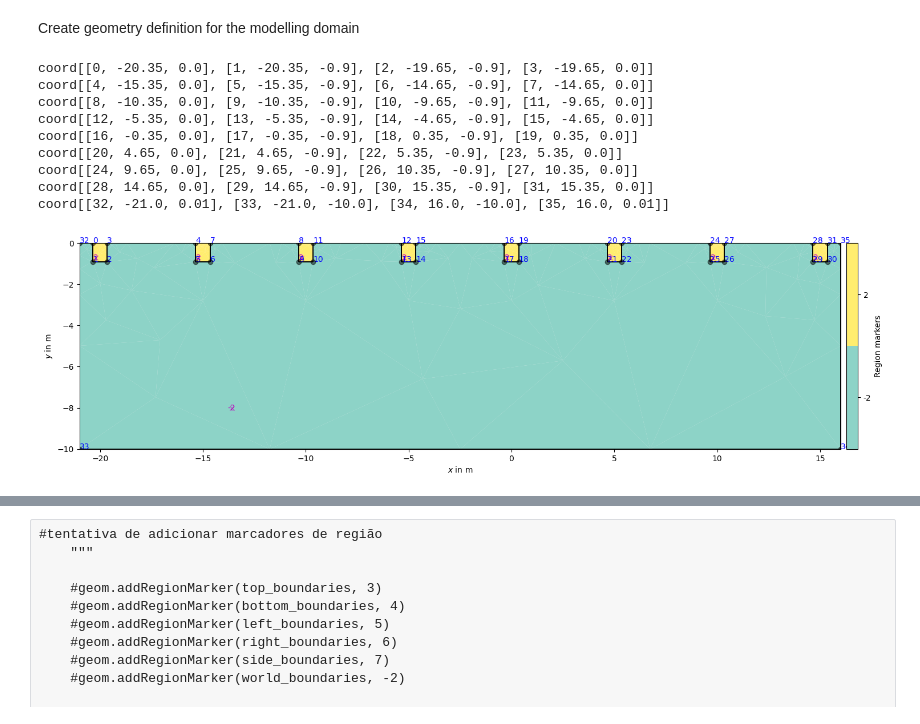
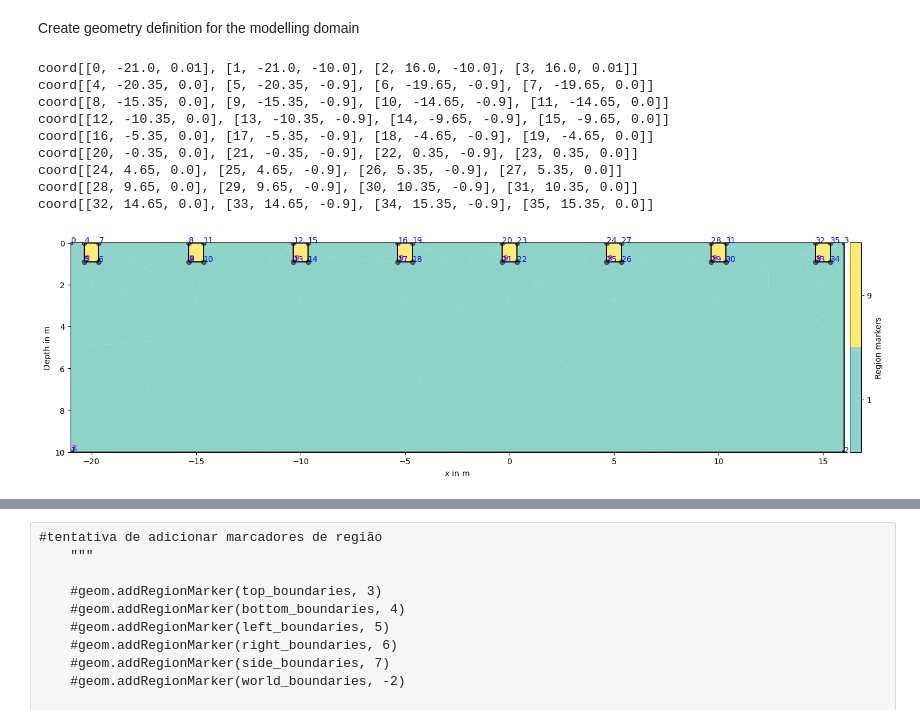
Before and after one commit to guiguilhermegui/TF, a Jupyter notebook: modelo_tf.ipynb, the cells around one changed output, grey strips where cells are left out. Cells and saved outputs as stored; diff of their text form; code cells hidden in the pictures.

```diff
--- a/modelo_tf.ipynb
+++ b/modelo_tf.ipynb
@@ -107,43 +117,41 @@ from pygimli.physics import ERTManager
 # %%
 # Create a 2D world box
-world = mt.createRectangle(start=[box_esq, box_top], end=[box_dir, box_bottom], marker=-2)
+world = mt.createWorld(start=[box_esq, box_top], end=[box_dir, box_bottom], WorldMarker=True,) #layers=[-2,-8])
 
 # Create boreholes
 poco = []
 for pos in bores:
-    i = 2
-    poco.append(mt.createRectangle(start=[pos - raio_poco, altura_poco], end=[pos + raio_poco,prof_poco], marker=i))
-    i += 1
+    poco.append(mt.createRectangle(start=[pos - raio_poco, altura_poco], end=[pos + raio_poco,prof_poco], marker=9))
 boreholes = poco[0]
 for borehole in poco[1:]:
     boreholes = boreholes + borehole
 
 
 # Create geometry of model
-geom = boreholes + world
-mesh = mt.createMesh(geom, quality=30, area=mesh_area, smooth=[1, 10])
+geom = world + boreholes
+mesh = mt.createMesh(geom, quality=mesh_quality, area=mesh_area, smooth=[1, 10])
 #pg.show(mesh)
 
 #Create figure
 ax, _ = pg.show(geom, markers=False, orientation='vertical', figsize=(15, 8), showNodes=True, showMesh=True)
 # Print nodes
 for i, n in enumerate(geom.nodes()):
     ax.text(n.x(), n.y(), str(i), color='blue', size=10)
     coord.append([i, n.x(), n.y()])
 # Print 4 lists of nodes per line, very useful for rectangles
 for i in range(0, len(coord), 4):
     print('coord' + str(coord[i:i+4]))
 # %% [output]
-coord[[0, -20.35, 0.0], [1, -20.35, -0.9], [2, -19.65, -0.9], [3, -19.65, 0.0]]
-coord[[4, -15.35, 0.0], [5, -15.35, -0.9], [6, -14.65, -0.9], [7, -14.65, 0.0]]
-coord[[8, -10.35, 0.0], [9, -10.35, -0.9], [10, -9.65, -0.9], [11, -9.65, 0.0]]
-coord[[12, -5.35, 0.0], [13, -5.35, -0.9], [14, -4.65, -0.9], [15, -4.65, 0.0]]
-coord[[16, -0.35, 0.0], [17, -0.35, -0.9], [18, 0.35, -0.9], [19, 0.35, 0.0]]
-coord[[20, 4.65, 0.0], [21, 4.65, -0.9], [22, 5.35, -0.9], [23, 5.35, 0.0]]
-coord[[24, 9.65, 0.0], [25, 9.65, -0.9], [26, 10.35, -0.9], [27, 10.35, 0.0]]
-coord[[28, 14.65, 0.0], [29, 14.65, -0.9], [30, 15.35, -0.9], [31, 15.35, 0.0]]
-coord[[32, -21.0, 0.01], [33, -21.0, -10.0], [34, 16.0, -10.0], [35, 16.0, 0.01]]
+coord[[0, -21.0, 0.01], [1, -21.0, -10.0], [2, 16.0, -10.0], [3, 16.0, 0.01]]
+coord[[4, -20.35, 0.0], [5, -20.35, -0.9], [6, -19.65, -0.9], [7, -19.65, 0.0]]
+coord[[8, -15.35, 0.0], [9, -15.35, -0.9], [10, -14.65, -0.9], [11, -14.65, 0.0]]
+coord[[12, -10.35, 0.0], [13, -10.35, -0.9], [14, -9.65, -0.9], [15, -9.65, 0.0]]
+coord[[16, -5.35, 0.0], [17, -5.35, -0.9], [18, -4.65, -0.9], [19, -4.65, 0.0]]
+coord[[20, -0.35, 0.0], [21, -0.35, -0.9], [22, 0.35, -0.9], [23, 0.35, 0.0]]
+coord[[24, 4.65, 0.0], [25, 4.65, -0.9], [26, 5.35, -0.9], [27, 5.35, 0.0]]
+coord[[28, 9.65, 0.0], [29, 9.65, -0.9], [30, 10.35, -0.9], [31, 10.35, 0.0]]
+coord[[32, 14.65, 0.0], [33, 14.65, -0.9], [34, 15.35, -0.9], [35, 15.35, 0.0]]
-[figure, old version]
+[figure, new version]
 # %%
 #Calculo doido de coordenadas dos nós
 leftneg_boundaries = [boundary.id() for boundary in geom.boundaries() if (boundary.center()[0] < 0 and str(boundary.center()[0]).endswith(esq))]
```
Also changed, not shown: parts of 17 cells of this notebook, 1 other file.
